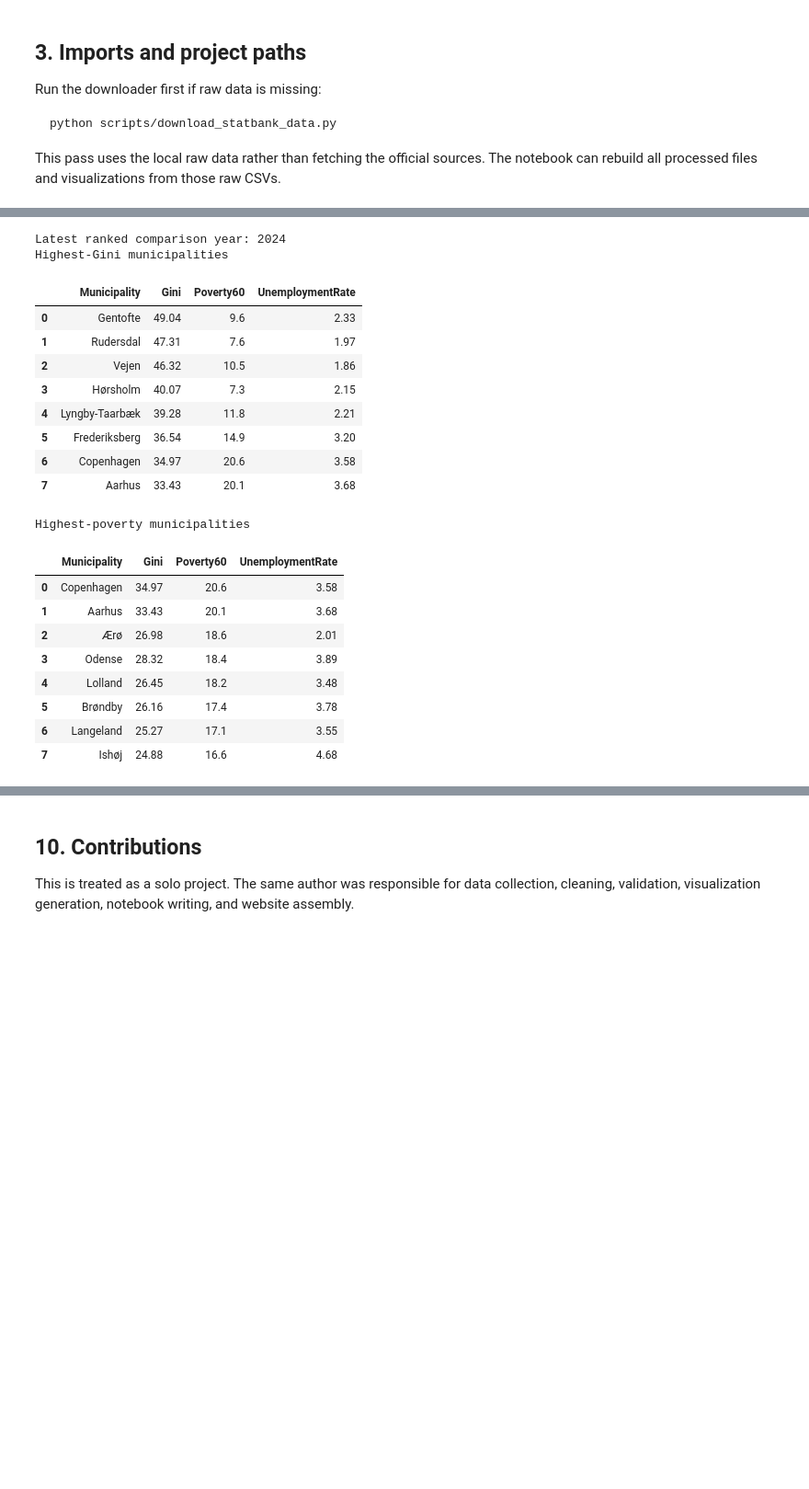
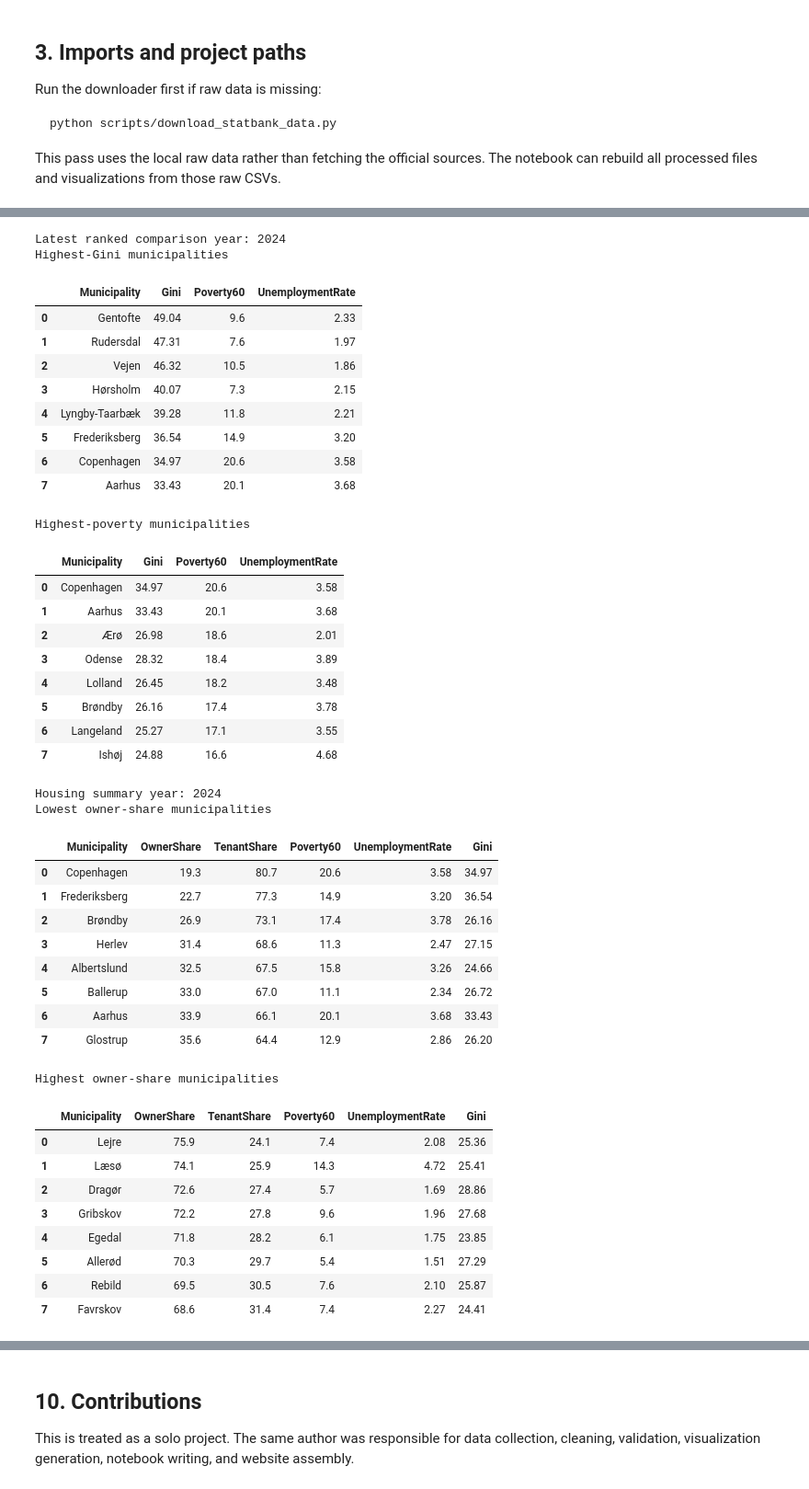
Before and after one commit to oliv2079/SocialProjectBv2, a Jupyter notebook: notebooks/denmark_inequality_project.ipynb, the cells around one changed output, grey strips where cells are left out. Shown at 92% size. Drawn from its saved outputs; the diff is of its cells as text; code cells hidden in the pictures; blank space fills up the shorter version.

```diff
--- a/notebooks/denmark_inequality_project.ipynb
+++ b/notebooks/denmark_inequality_project.ipynb
@@ -228,43 +251,72 @@ display(distribution_stats[["metric", "year", "count", "min", "q1", "median", "q
 rank_year = summary_stats["latest_rank_summary"]["year"]
 top_gini = pd.DataFrame(summary_stats["latest_rank_summary"]["top_gini"])
 top_poverty = pd.DataFrame(summary_stats["latest_rank_summary"]["top_poverty60"])
+housing = summary_stats["housing_summary"]
+low_owner = pd.DataFrame(housing["lowest_owner_share"])
+high_owner = pd.DataFrame(housing["highest_owner_share"])
 
 print(f"Latest ranked comparison year: {rank_year}")
 print("Highest-Gini municipalities")
 display(top_gini.round({"Gini": 2, "Poverty60": 1, "UnemploymentRate": 2}))
 print("Highest-poverty municipalities")
 display(top_poverty.round({"Gini": 2, "Poverty60": 1, "UnemploymentRate": 2}))
+print(f"Housing summary year: {housing['year']}")
+print("Lowest owner-share municipalities")
+display(low_owner.round({"OwnerShare": 1, "TenantShare": 1, "Poverty60": 1, "UnemploymentRate": 2, "Gini": 2}))
+print("Highest owner-share municipalities")
+display(high_owner.round({"OwnerShare": 1, "TenantShare": 1, "Poverty60": 1, "UnemploymentRate": 2, "Gini": 2}))
 # %% [output]
 Benchmark municipal distribution stats
 |  | metric | year | count | min | q1 | median | q3 | max |
 | 0 | Gini | 1987 | 98 | 15.90 | 20.09 | 20.88 | 21.56 | 31.10 |
 | 1 | Gini | 2000 | 98 | 19.58 | 21.34 | 22.08 | 22.84 | 37.57 |
 | 2 | Gini | 2010 | 98 | 21.65 | 23.73 | 24.74 | 25.78 | 43.42 |
 | 3 | Gini | 2024 | 98 | 23.77 | 25.40 | 26.40 | 27.36 | 49.04 |
 | 4 | Poverty60 | 2000 | 98 | 3.30 | 7.02 | 8.50 | 9.78 | 20.40 |
 | 5 | Poverty60 | 2010 | 98 | 4.50 | 8.70 | 9.85 | 11.28 | 23.50 |
 | 6 | Poverty60 | 2024 | 98 | 5.40 | 9.65 | 11.35 | 13.30 | 20.60 |
 Latest ranked comparison year: 2024
 Highest-Gini municipalities
 |  | Municipality | Gini | Poverty60 | UnemploymentRate |
 | 0 | Gentofte | 49.04 | 9.6 | 2.33 |
 | 1 | Rudersdal | 47.31 | 7.6 | 1.97 |
 | 2 | Vejen | 46.32 | 10.5 | 1.86 |
 | 3 | Hørsholm | 40.07 | 7.3 | 2.15 |
 | 4 | Lyngby-Taarbæk | 39.28 | 11.8 | 2.21 |
 | 5 | Frederiksberg | 36.54 | 14.9 | 3.20 |
 | 6 | Copenhagen | 34.97 | 20.6 | 3.58 |
 | 7 | Aarhus | 33.43 | 20.1 | 3.68 |
 Highest-poverty municipalities
 |  | Municipality | Gini | Poverty60 | UnemploymentRate |
 | 0 | Copenhagen | 34.97 | 20.6 | 3.58 |
 | 1 | Aarhus | 33.43 | 20.1 | 3.68 |
 | 2 | Ærø | 26.98 | 18.6 | 2.01 |
 | 3 | Odense | 28.32 | 18.4 | 3.89 |
 | 4 | Lolland | 26.45 | 18.2 | 3.48 |
 | 5 | Brøndby | 26.16 | 17.4 | 3.78 |
 | 6 | Langeland | 25.27 | 17.1 | 3.55 |
 | 7 | Ishøj | 24.88 | 16.6 | 4.68 |
+Housing summary year: 2024
+Lowest owner-share municipalities
+|  | Municipality | OwnerShare | TenantShare | Poverty60 | UnemploymentRate | Gini |
+| 0 | Copenhagen | 19.3 | 80.7 | 20.6 | 3.58 | 34.97 |
+| 1 | Frederiksberg | 22.7 | 77.3 | 14.9 | 3.20 | 36.54 |
+| 2 | Brøndby | 26.9 | 73.1 | 17.4 | 3.78 | 26.16 |
+| 3 | Herlev | 31.4 | 68.6 | 11.3 | 2.47 | 27.15 |
+| 4 | Albertslund | 32.5 | 67.5 | 15.8 | 3.26 | 24.66 |
+| 5 | Ballerup | 33.0 | 67.0 | 11.1 | 2.34 | 26.72 |
+| 6 | Aarhus | 33.9 | 66.1 | 20.1 | 3.68 | 33.43 |
+| 7 | Glostrup | 35.6 | 64.4 | 12.9 | 2.86 | 26.20 |
+Highest owner-share municipalities
+|  | Municipality | OwnerShare | TenantShare | Poverty60 | UnemploymentRate | Gini |
+| 0 | Lejre | 75.9 | 24.1 | 7.4 | 2.08 | 25.36 |
+| 1 | Læsø | 74.1 | 25.9 | 14.3 | 4.72 | 25.41 |
+| 2 | Dragør | 72.6 | 27.4 | 5.7 | 1.69 | 28.86 |
+| 3 | Gribskov | 72.2 | 27.8 | 9.6 | 1.96 | 27.68 |
+| 4 | Egedal | 71.8 | 28.2 | 6.1 | 1.75 | 23.85 |
+| 5 | Allerød | 70.3 | 29.7 | 5.4 | 1.51 | 27.29 |
+| 6 | Rebild | 69.5 | 30.5 | 7.6 | 2.10 | 25.87 |
+| 7 | Favrskov | 68.6 | 31.4 | 7.4 | 2.27 | 24.41 |
 # %% [markdown]
 ## 6. Data analysis
 
```
Also changed, not shown: parts of 16 cells of this notebook, 19 other files.
